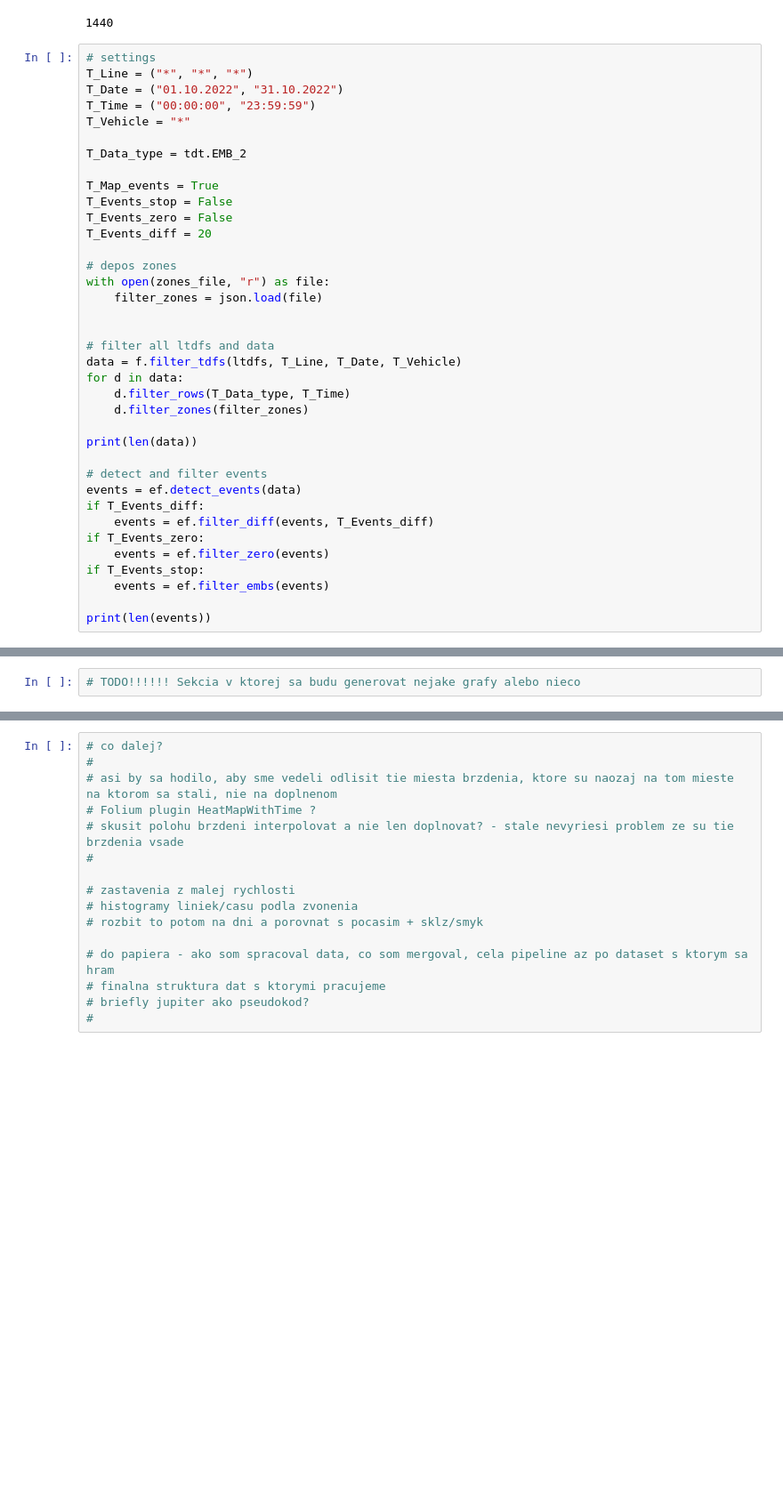
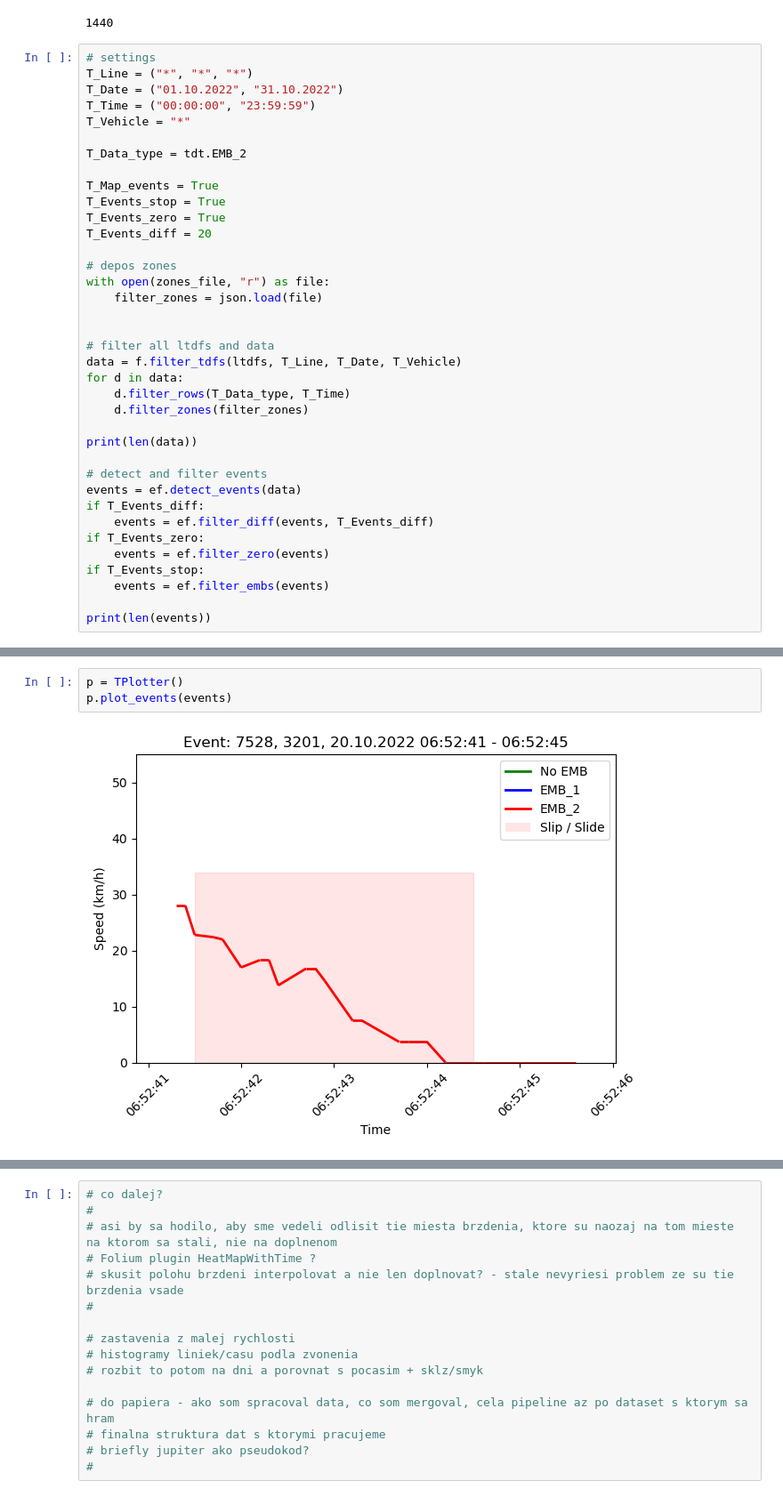
Before and after one commit to Salgac/TDA-notebook, a Jupyter notebook: main.ipynb, the cells around one changed output, grey strips where cells are left out. Shown at 89% size. Drawn from its saved outputs; the diff is of its cells as text; blank space fills up the shorter version.

```diff
--- a/main.ipynb
+++ b/main.ipynb
@@ -38,8 +39,8 @@ T_Vehicle = "*"
 T_Data_type = tdt.EMB_2
 
 T_Map_events = True
-T_Events_stop = False
-T_Events_zero = False
+T_Events_stop = True
+T_Events_zero = True
 T_Events_diff = 20
 
 # depos zones
@@ -88,3 +89,6 @@ m.m
 [interactive output not drawn]
 # %%
-# TODO!!!!!! Sekcia v ktorej sa budu generovat nejake grafy alebo nieco
+p = TPlotter()
+p.plot_events(events)
+# %% [output]
+[figure, added]
```
Also changed, not shown: parts of 5 cells of this notebook, 1 other file.
